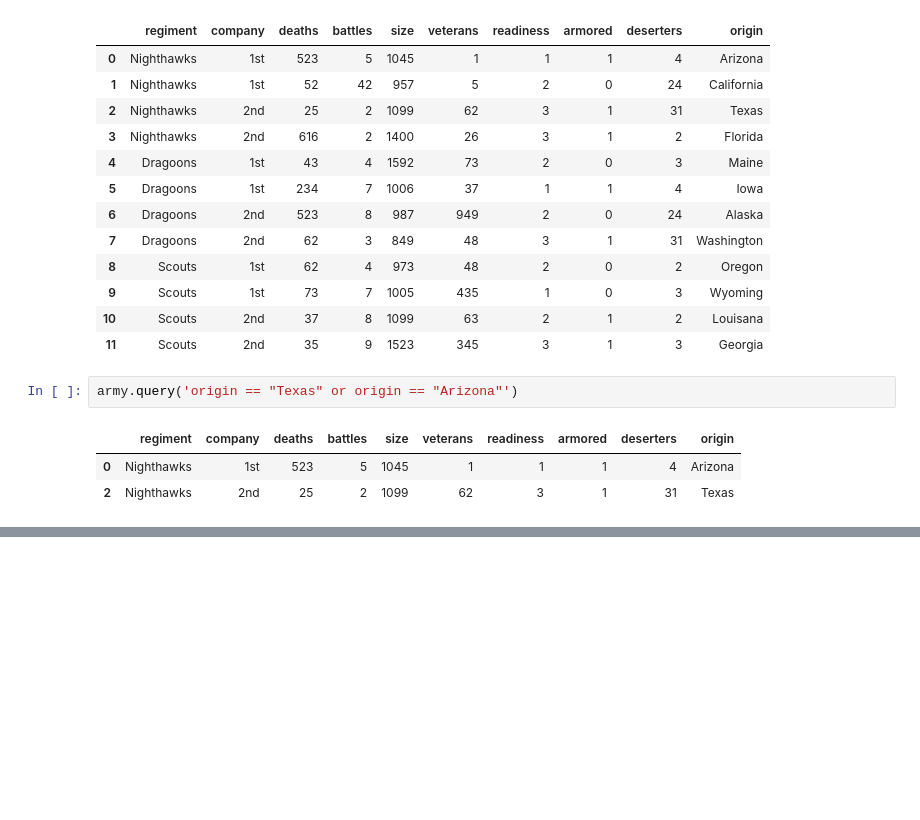
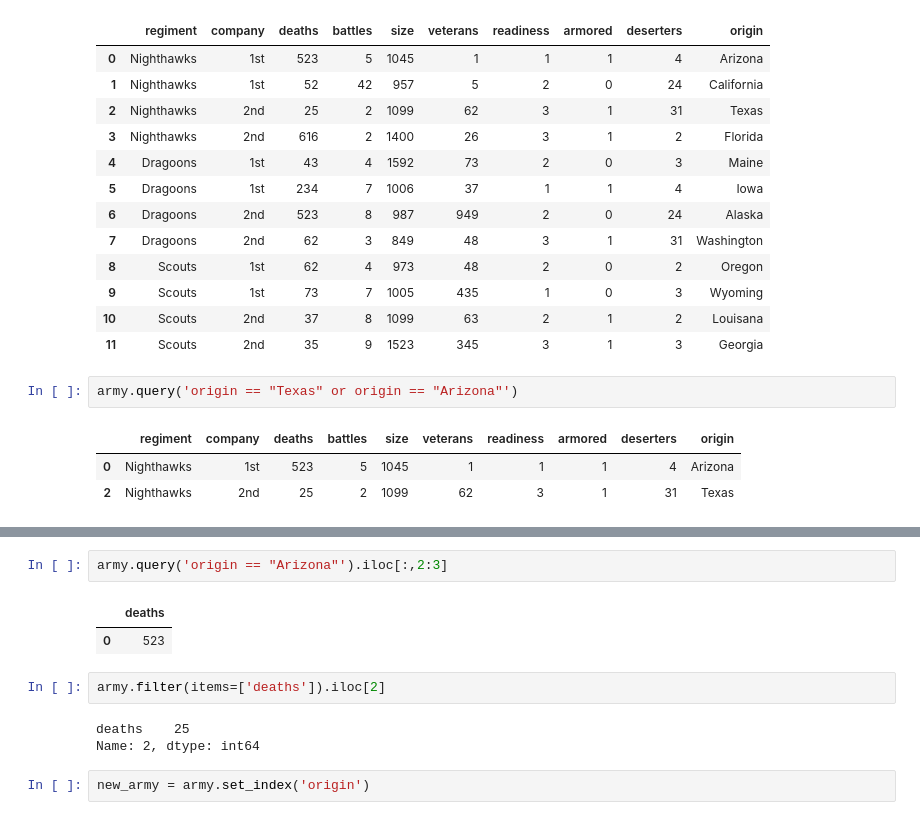
Before and after one commit to chikwongyip/pandas, a Jupyter notebook: filter/Fictional Army/Exercise.ipynb, the cells around one changed output, grey strips where cells are left out. Drawn from its saved outputs; the diff is of its cells as text; blank space fills up the shorter version.

```diff
--- a/filter/Fictional Army/Exercise.ipynb
+++ b/filter/Fictional Army/Exercise.ipynb
@@ -176,0 +193,12 @@ army.query('origin == "Texas" or origin == "Arizona"')
+# %%
+army.query('origin == "Arizona"').iloc[:,2:3]
+# %% [output]
+|  | deaths |
+| 0 | 523 |
+# %%
+army.filter(items=['deaths']).iloc[2]
+# %% [output]
+deaths    25
+Name: 2, dtype: int64
+# %%
+new_army = army.set_index('origin')
```
Also changed, not shown: parts of 6 cells of this notebook.
